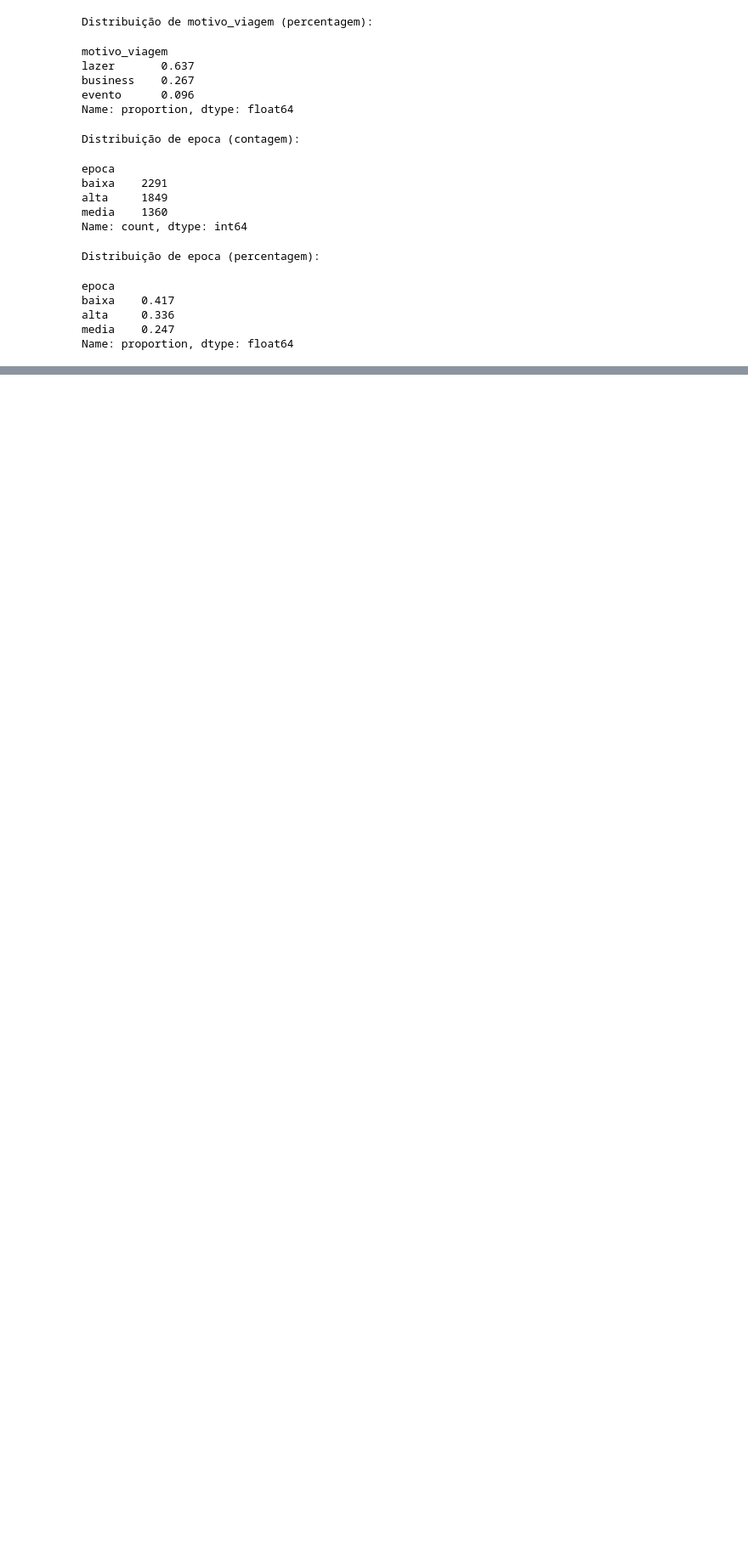
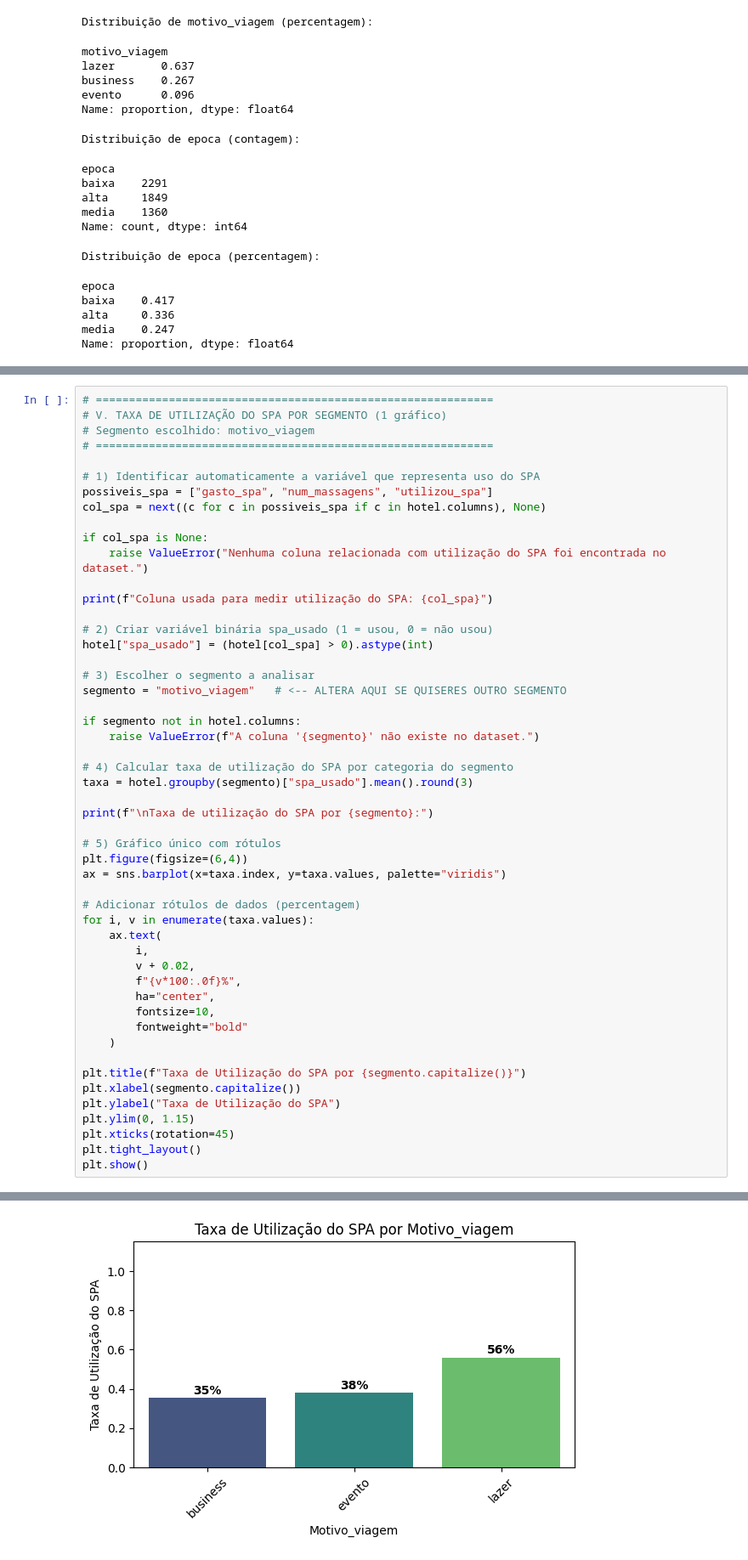
Before and after one commit to lilianaaraujojfmetal-ui/Projeto-Final, a Jupyter notebook: config_data.ipynb, the cells around one changed output, grey strips where cells are left out. Shown at 85% size. Cells and saved outputs as stored; diff of their text form; blank space fills up the shorter version.

```diff
--- a/config_data.ipynb
+++ b/config_data.ipynb
@@ -847,0 +940,52 @@ Ocupação mensal por época:
+# %%
+# ============================================================
+# V. TAXA DE UTILIZAÇÃO DO SPA POR SEGMENTO (1 gráfico)
+# Segmento escolhido: motivo_viagem
+# ============================================================
+
+# 1) Identificar automaticamente a variável que representa uso do SPA
+possiveis_spa = ["gasto_spa", "num_massagens", "utilizou_spa"]
+col_spa = next((c for c in possiveis_spa if c in hotel.columns), None)
+
+if col_spa is None:
+    raise ValueError("Nenhuma coluna relacionada com utilização do SPA foi encontrada no dataset.")
+
+print(f"Coluna usada para medir utilização do SPA: {col_spa}")
+
+# 2) Criar variável binária spa_usado (1 = usou, 0 = não usou)
+hotel["spa_usado"] = (hotel[col_spa] > 0).astype(int)
+
+# 3) Escolher o segmento a analisar
+segmento = "motivo_viagem"   # <-- ALTERA AQUI SE QUISERES OUTRO SEGMENTO
+
+if segmento not in hotel.columns:
+    raise ValueError(f"A coluna '{segmento}' não existe no dataset.")
+
+# 4) Calcular taxa de utilização do SPA por categoria do segmento
+taxa = hotel.groupby(segmento)["spa_usado"].mean().round(3)
+
+print(f"\nTaxa de utilização do SPA por {segmento}:")
+
+# 5) Gráfico único com rótulos
+plt.figure(figsize=(6,4))
+ax = sns.barplot(x=taxa.index, y=taxa.values, palette="viridis")
+
+# Adicionar rótulos de dados (percentagem)
+for i, v in enumerate(taxa.values):
+    ax.text(
+        i,
+        v + 0.02,
+        f"{v*100:.0f}%",
+        ha="center",
+        fontsize=10,
+        fontweight="bold"
+    )
+
+plt.title(f"Taxa de Utilização do SPA por {segmento.capitalize()}")
+plt.xlabel(segmento.capitalize())
+plt.ylabel("Taxa de Utilização do SPA")
+plt.ylim(0, 1.15)
+plt.xticks(rotation=45)
+plt.tight_layout()
+plt.show()
+# %% [output]
@@ -847,0 +998 @@ Ocupação mensal por época:
+[figure, added]
```
Also changed, not shown: parts of 6 cells of this notebook.
